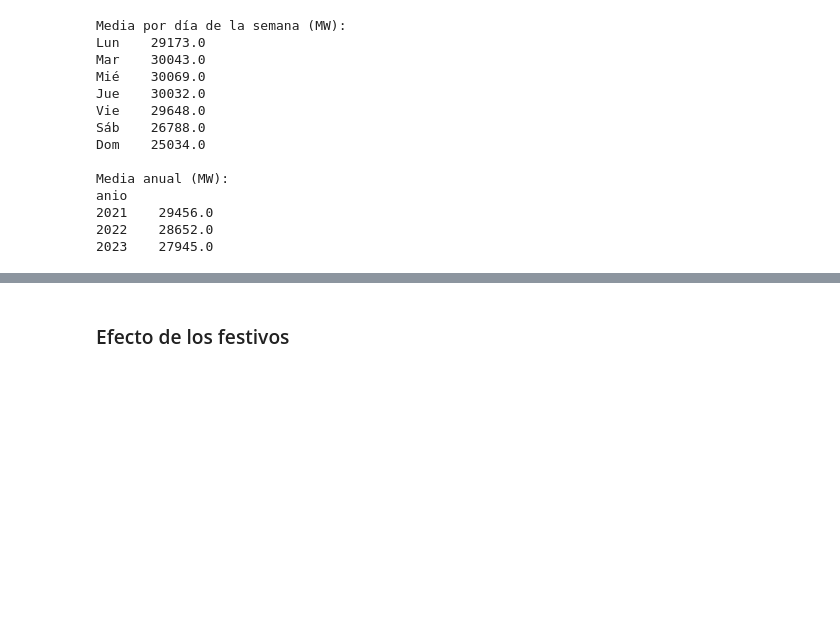
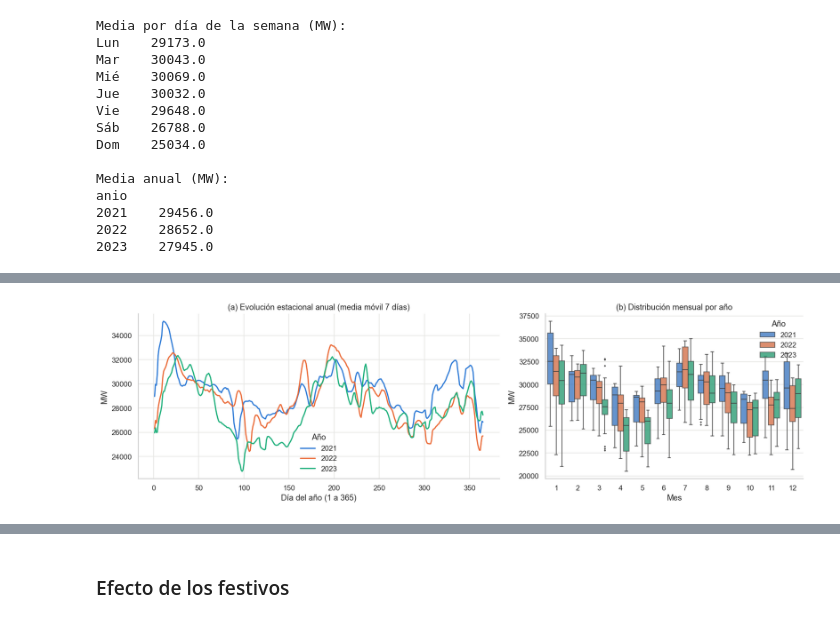
Before and after one commit to madalenointhemorning/MachineLearningUMU, a Jupyter notebook: practica2/notebooks/01_eda.ipynb, the cells around one changed output, grey strips where cells are left out. Drawn from its saved outputs; the diff is of its cells as text; code cells hidden in the pictures; blank space fills up the shorter version.

```diff
--- a/practica2/notebooks/01_eda.ipynb
+++ b/practica2/notebooks/01_eda.ipynb
@@ -531,3 +546,38 @@ Los tres años siguen el mismo perfil anual, pero hay que fijarse en los detalle
 - Cada año está desplazado respecto al anterior por el nivel medio (2023 va casi siempre por debajo).
 - La Semana Santa cae en días distintos cada año (2021: 1-5 de abril; 2022: 14-18 de abril; 2023: 6-10 de abril), así que su caída no cuadra en el día del año. Lo mismo ocurre con los puentes. Por eso una variable de calendario de "día del año" no basta para recoger los festivos móviles.
 - Hay episodios meteorológicos de un solo año, como la ola de frío de enero de 2021 o el calor de mediados de junio de 2022 (en torno al día 165), que el calendario no puede explicar. No hay datos de temperatura, así que esto quedará como error irreducible del modelo.
+# %%
+# Interpolación lineal para que no haya huecos en la serie de demanda diaria (los huecos que se crean al quitar los días que tenían menos de 23 horas de datos en demanda_real)
+demanda_vis = demanda.interpolate(method="linear")
+df_perfil = demanda_vis.to_frame()
+df_perfil["dia_anio"] = df_perfil.index.dayofyear
+df_perfil["anio"] = df_perfil.index.year
+df_perfil["mes"] = df_perfil.index.month
+
+fig, axes = plt.subplots(1, 2, figsize=(15, 4.5), gridspec_kw={"width_ratios": [1.4, 1]})
+
+paleta_anios = {2021: AZUL, 2022: NARANJA, 2023: AQUA}
+
+# (a) Perfil de demanda a lo largo del año
+for anio, color in paleta_anios.items():
+    sub = df_perfil[df_perfil["anio"] == anio]
+    sub_suave = sub["demanda_real"].rolling(7, center=True, min_periods=1).mean()
+    axes[0].plot(sub["dia_anio"], sub_suave, label=str(anio), color=color, lw=1.8)
+
+axes[0].set_title("(a) Evolución estacional anual (media móvil 7 días)")
+axes[0].set_xlabel("Día del año (1 a 365)")
+axes[0].set_ylabel("MW")
+axes[0].legend(frameon=False, title="Año")
+
+# (b) Boxplot mensual segregado por año
+sns.boxplot(data=df_d, x="mes", y="demanda_real", hue="anio", palette=paleta_anios, ax=axes[1], fliersize=1.5, boxprops={"alpha": 0.8})
+axes[1].set_title("(b) Distribución mensual por año")
+axes[1].set_xlabel("Mes")
+axes[1].set_ylabel("MW")
+axes[1].legend(frameon=False, title="Año", loc="upper right")
+
+fig.tight_layout()
+fig.savefig(FIG_DIR / "eda_comparativa_anual.png", bbox_inches="tight")
+plt.show()
+# %% [output]
+[figure, added]
```
Also changed, not shown: parts of 15 cells of this notebook, 10 other files.
